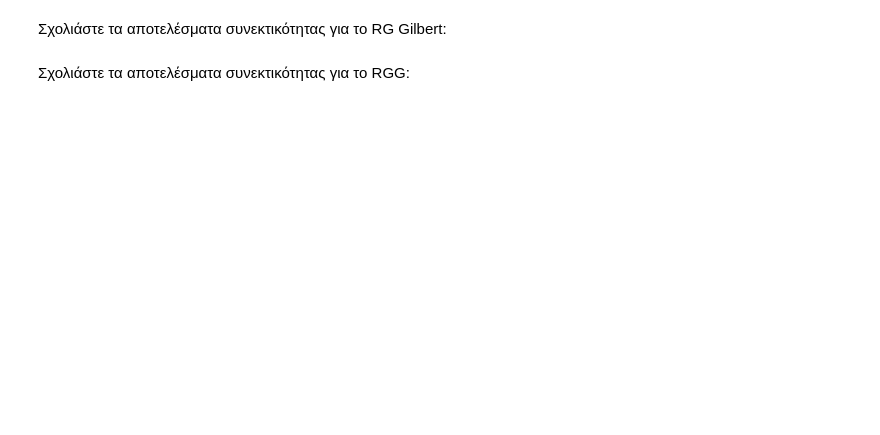
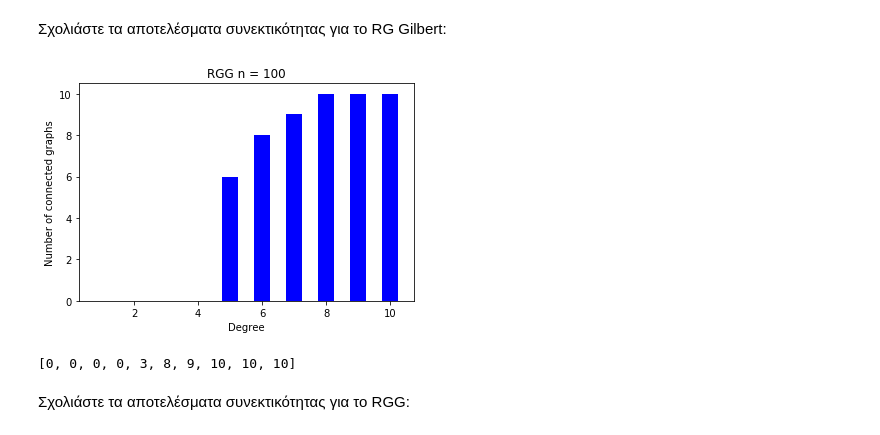
Before and after one commit to arkountos/Social-Network-Analysis, a Jupyter notebook: Lab1_2019/lab1_student version.ipynb, the cells around one changed output. Drawn from its saved outputs; the diff is of its cells as text; code cells hidden in the pictures; blank space fills up the shorter version.

```diff
--- a/Lab1_2019/lab1_student version.ipynb
+++ b/Lab1_2019/lab1_student version.ipynb
@@ -1044,3 +1075,25 @@ print(connection_coef_RGG())
+# %%
+#έλεγχος συνεκτικότητας RGG
+def connection_coef_RGG():
+    connected = [0] * 10
+    M = [0.025,0.05,0.075,0.1,0.125,0.15,0.175,0.2,0.225,0.25]
+    for i in range(100):
+        RGG =  nx.random_geometric_graph(100 + i, M[i % 10])
+        if nx.is_connected(RGG):
+            connected[i % 10] += 1
+    return(connected)
+
+plt.bar(list(range(1, 11, 1)),connection_coef_RGG(), width=0.5, color='b')
+plt.title("RGG n = %d" %n)
+plt.ylabel("Number of connected graphs")
+plt.xlabel("Degree")
+plt.show()
+
+
+print(connection_coef_RGG())
+# %% [output]
+[figure, added]
+[0, 0, 0, 0, 3, 8, 9, 10, 10, 10]
 # %% [markdown]
 Σχολιάστε τα αποτελέσματα συνεκτικότητας για το RGG:
 # %%
```
Also changed, not shown: parts of 38 cells of this notebook.
